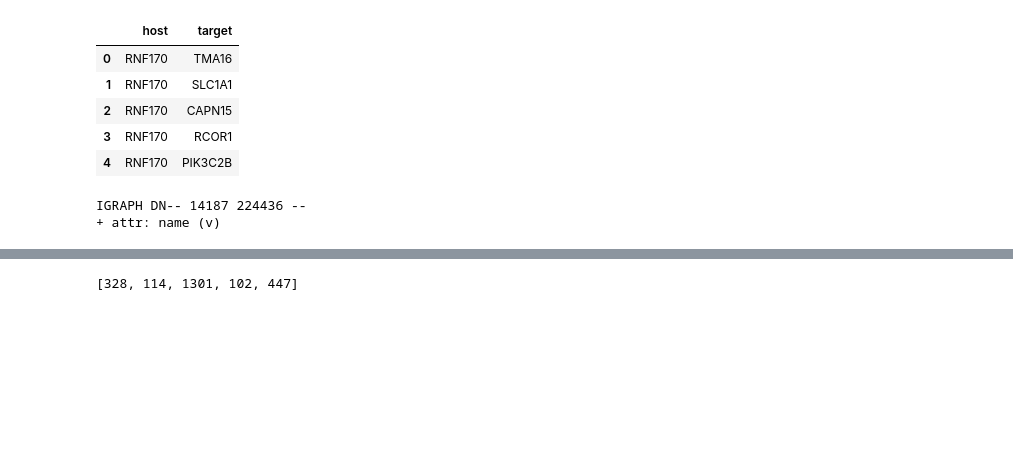
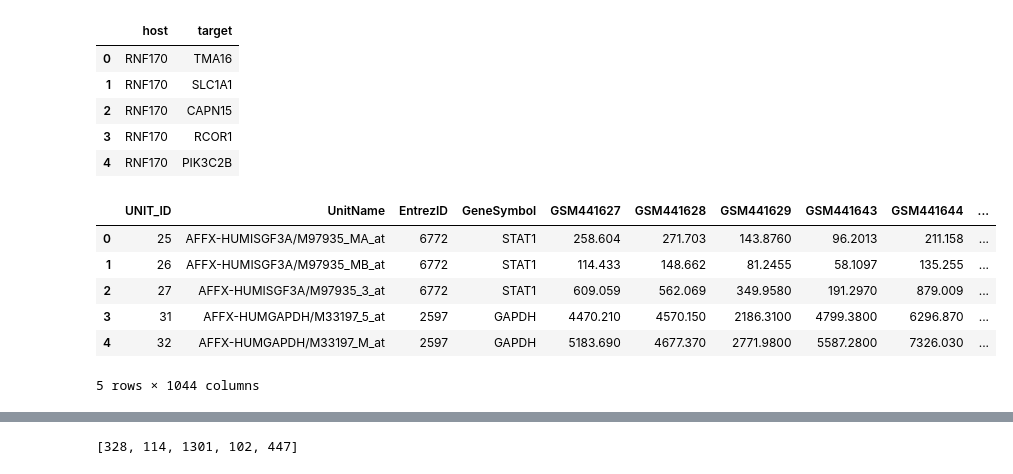
Before and after one commit to AlexFes/msu_graph, a Jupyter notebook: main.ipynb, the cells around one changed output, grey strips where cells are left out. Saved outputs shown, nothing was run; the diff lists cells and outputs as text; code cells hidden in the pictures; blank space fills up the shorter version.

```diff
--- a/main.ipynb
+++ b/main.ipynb
@@ -23,5 +25,11 @@ g.add_edges(list(data.itertuples(index=False, name=None)))
-# %%
-summary(g)
-# %% [output]
-IGRAPH DN-- 14187 224436 --
-+ attr: name (v)
+# %%
+data = pd.read_csv('processed/good.csv')
+data.head()
+# %% [output]
+|  | UNIT_ID | UnitName | EntrezID | GeneSymbol | GSM441627 | GSM441628 | GSM441629 | GSM441643 | GSM441644 | ... |
+| 0 | 25 | AFFX-HUMISGF3A/M97935_MA_at | 6772 | STAT1 | 258.604 | 271.703 | 143.8760 | 96.2013 | 211.158 | ... |
+| 1 | 26 | AFFX-HUMISGF3A/M97935_MB_at | 6772 | STAT1 | 114.433 | 148.662 | 81.2455 | 58.1097 | 135.255 | ... |
+| 2 | 27 | AFFX-HUMISGF3A/M97935_3_at | 6772 | STAT1 | 609.059 | 562.069 | 349.9580 | 191.2970 | 879.009 | ... |
+| 3 | 31 | AFFX-HUMGAPDH/M33197_5_at | 2597 | GAPDH | 4470.210 | 4570.150 | 2186.3100 | 4799.3800 | 6296.870 | ... |
+| 4 | 32 | AFFX-HUMGAPDH/M33197_M_at | 2597 | GAPDH | 5183.690 | 4677.370 | 2771.9800 | 5587.2800 | 7326.030 | ... |
+5 rows × 1044 columns
```
Also changed, not shown: parts of 6 cells of this notebook, 2 other files.
